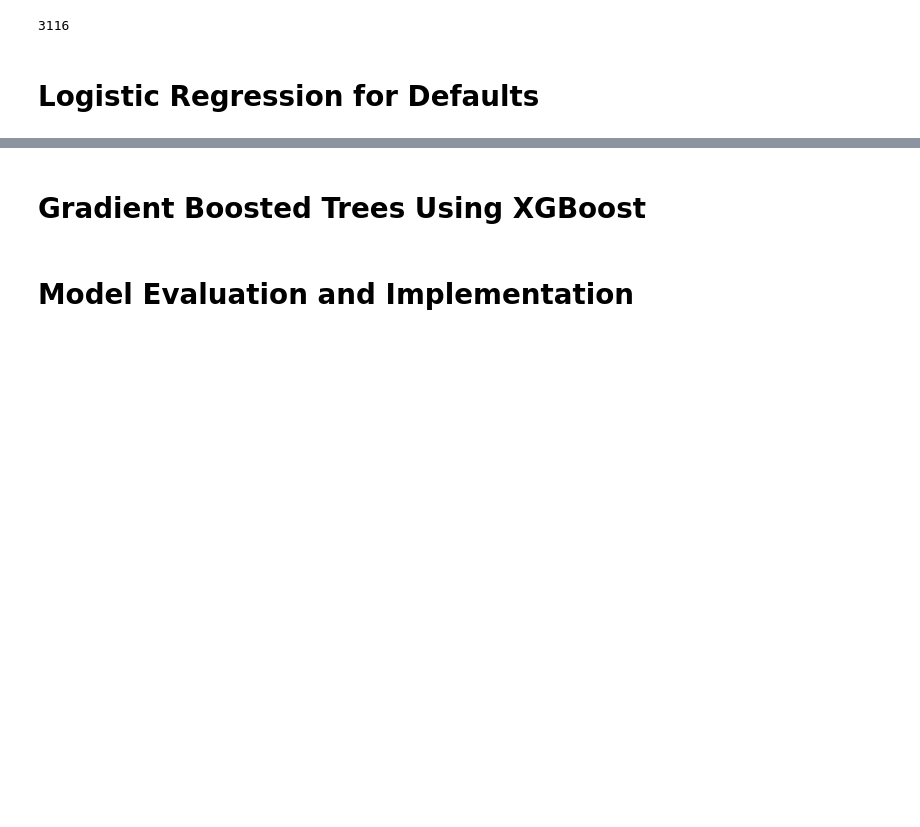
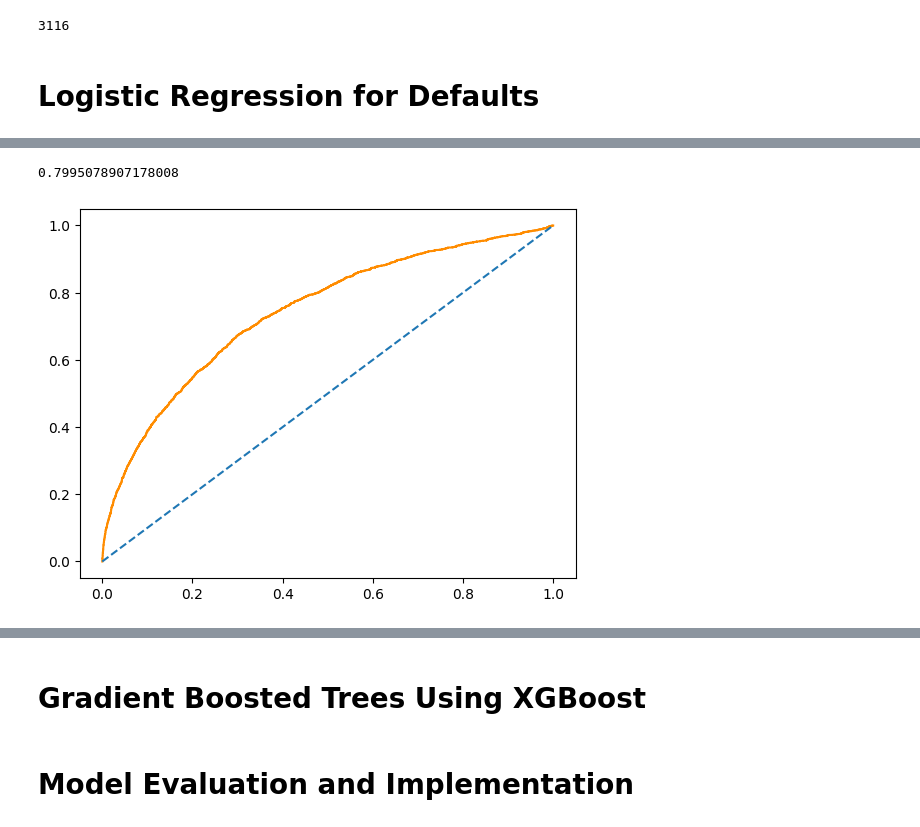
Before and after one commit to mobatusi/credit-risk-mlops-e2e, a Jupyter notebook: notebooks/TrainCreditRiskModel.ipynb, the cells around one changed output, grey strips where cells are left out. Saved outputs shown, nothing was run; the diff lists cells and outputs as text; code cells hidden in the pictures; blank space fills up the shorter version.

Commit message:
update README and continue to work on logistic regression for defaults

```diff
--- a/notebooks/TrainCreditRiskModel.ipynb
+++ b/notebooks/TrainCreditRiskModel.ipynb
@@ -160,0 +206,13 @@ cr_loan_clean.to_csv('../data/interim/cr_loan_clean.csv', index=False)
+# %%
+# Create the X and y data sets
+X = cr_loan_clean[['loan_int_rate','person_emp_length','person_income']]
+y = cr_loan_clean[['loan_status']]
+
+# Use test_train_split to create the training and test sets
+X_train, X_test, y_train, y_test = train_test_split(X, y, test_size=.4, random_state=123)
+
+# Create and fit the logistic regression model
+clf_logistic = LogisticRegression(solver='lbfgs').fit(X_train, np.ravel(y_train))
+
+# Print the models coefficients
+print(clf_logistic.coef_)
@@ -160,0 +293,13 @@ cr_loan_clean.to_csv('../data/interim/cr_loan_clean.csv', index=False)
+# %%
+# Train the logistic regression model on the training data
+clf_logistic = LogisticRegression(solver='lbfgs').fit(X_train, np.ravel(y_train))
+
+# Create predictions of probability for loan status using test data
+preds = clf_logistic.predict_proba(X_test)
+
+# Create dataframes of first five predictions, and first five true labels
+preds_df = pd.DataFrame(preds[:,1][0:5], columns = ['prob_default'])
+true_df = y_test.head(5)
+
+# Concatenate and print the two data frames for comparison
+print(pd.concat([true_df.reset_index(drop = True), preds_df], axis = 1))
@@ -160,0 +378,19 @@ cr_loan_clean.to_csv('../data/interim/cr_loan_clean.csv', index=False)
+# %%
+# Create predictions and store them in a variable
+preds = clf_logistic.predict_proba(X_test)
+
+# Print the accuracy score the model
+print(clf_logistic.score(X_test, y_test))
+
+# Plot the ROC curve of the probabilities of default
+prob_default = preds[:, 1]
+fallout, sensitivity, thresholds = roc_curve(y_test, prob_default)
+plt.plot(fallout, sensitivity, color = 'darkorange')
+plt.plot([0, 1], [0, 1], linestyle='--')
+plt.show()
+
+# Compute the AUC and store it in a variable
+auc = roc_auc_score(y_test, prob_default)
+# %% [output]
+0.7995078907178008
+[figure, added]
```
Also changed, not shown: parts of 32 cells of this notebook, 1 other file.
